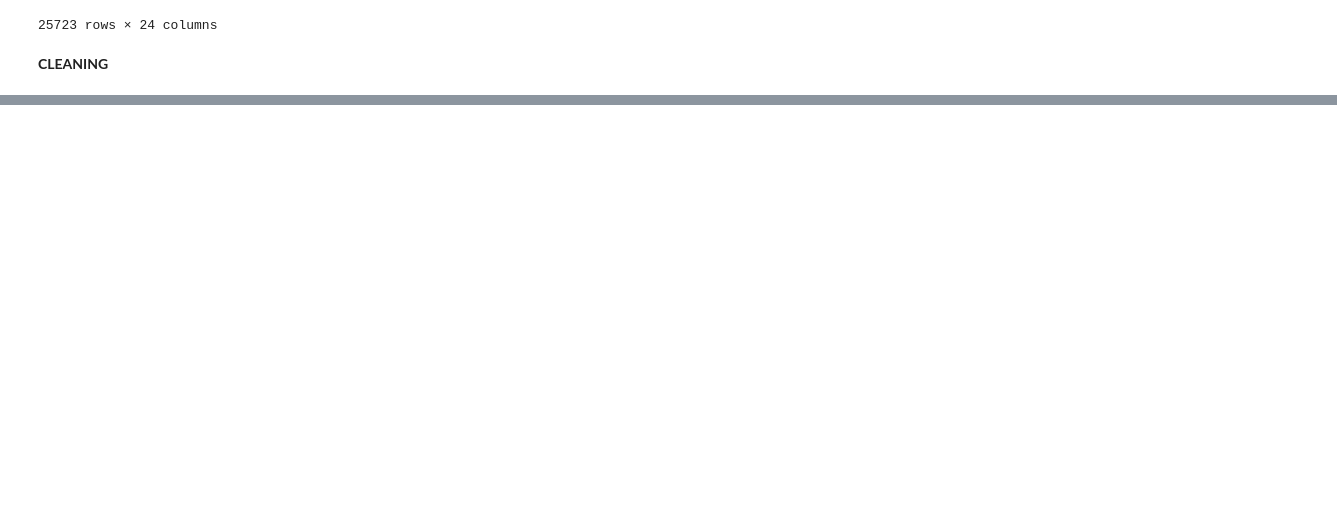
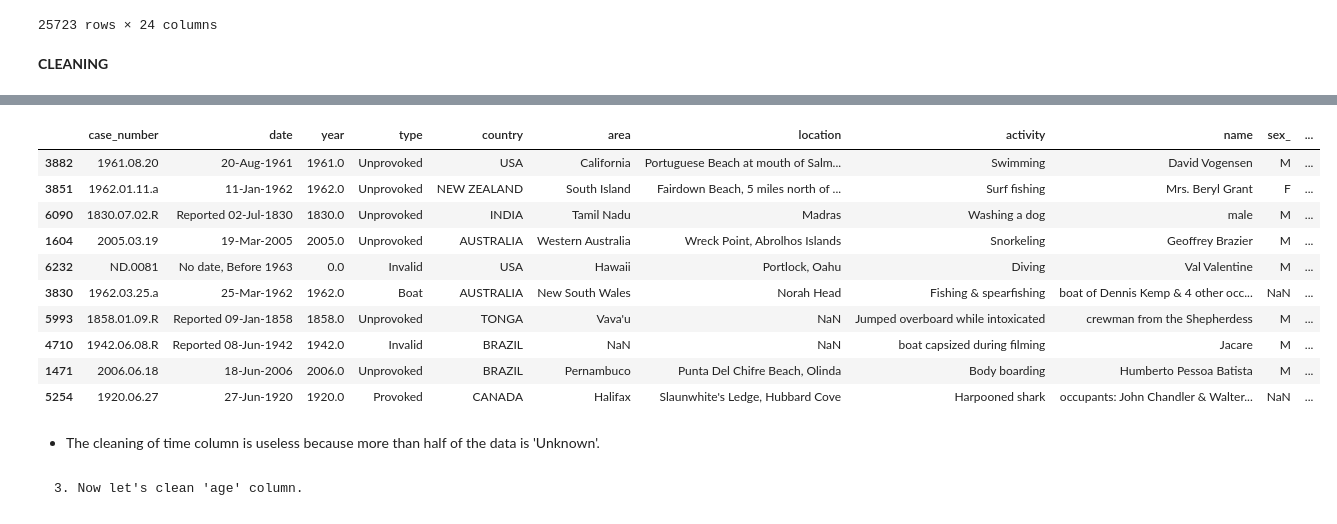
Before and after one commit to niniet98/PROJECT-I, a Jupyter notebook: src/cleaning.ipynb, the cells around one changed output, grey strips where cells are left out. Drawn from its saved outputs; the diff is of its cells as text; code cells hidden in the pictures; blank space fills up the shorter version.

```diff
--- a/src/cleaning.ipynb
+++ b/src/cleaning.ipynb
@@ -73,0 +202,17 @@ attacks_subset.drop(columns=['Unnamed: 22', 'Unnamed: 23'])
+# %%
+def class_by_string(string):
+    if 'morning' in str(string).lower():
+        return 'Morning'
+    elif 'afternoon' in str(string).lower() or 'midday' in str(string).lower() or 'noon' in str(string).lower():
+        return "Afternoon"
+    elif 'evening' in str(string).lower():
+        return "Evening"
+    elif 'night' in str(string).lower() or 'dusk' in str(string).lower():
+        return "Night"
+    elif re.search(hour_pattern, str(string)):
+        return formatt_hour(string)
+    else:
+        return "Unknown"
+
+attacks_subset['day_time'] = attacks_subset['time'].apply(class_by_string)
+attacks_subset.iloc[1104]
@@ -73,0 +247,44 @@ attacks_subset.drop(columns=['Unnamed: 22', 'Unnamed: 23'])
+# %%
+def class_by_time(string):
+    """
+    This function receives a string in the format '12:00' and determines whether this time is 'Morning', 'Afternoon', 'Evening' or 'Night'.
+    """
+    morning_pattern = r'0[6-9]:[0-5][0-9]|1[0-1]:[0-5][0-9]'
+    afternoon_pattern = r'1[2-7]:[0-5][0-9]'
+    evening_pattern = r'1[8-9]:[0-5][0-9]|20:[0-5][0-9]|21:[0-5][0-9]'
+    night_pattern = r'22:[0-5][0-9]|23:[0-5][0-9]|0[0-5]:[0-5][0-9]'
+
+    if re.search(morning_pattern, str(string)):
+        return 'Morning'
+    elif re.search(afternoon_pattern, str(string)):
+        return "Afternoon"
+    elif re.search(evening_pattern, str(string)):
+        return "Evening"
+    elif re.search(night_pattern, str(string)):
+        return "Night"
+    else:
+        return 'Unknown'
+
+attacks_subset['day_time'] = attacks_subset['day_time'].apply(class_by_string)
+#non_null_condition = (regex_condition) & (~attacks_subset['day_time'].isnull())
+#attacks_subset.loc['day_time'] = attacks_subset.loc[non_null_condition, 'day_time'].apply(formatt_hour)
+
+attacks_subset['day_time'].value_counts()
+attacks_subset.isna().sum()
+attacks_subset.sample(10)
+# %% [output]
+|  | case_number | date | year | type | country | area | location | activity | name | sex_ | ... |
+| 3882 | 1961.08.20 | 20-Aug-1961 | 1961.0 | Unprovoked | USA | California | Portuguese Beach at mouth of Salm... | Swimming | David Vogensen | M | ... |
+| 3851 | 1962.01.11.a | 11-Jan-1962 | 1962.0 | Unprovoked | NEW ZEALAND | South Island | Fairdown Beach, 5 miles north of ... | Surf fishing | Mrs. Beryl Grant | F | ... |
+| 6090 | 1830.07.02.R | Reported 02-Jul-1830 | 1830.0 | Unprovoked | INDIA | Tamil Nadu | Madras | Washing a dog | male | M | ... |
+| 1604 | 2005.03.19 | 19-Mar-2005 | 2005.0 | Unprovoked | AUSTRALIA | Western Australia | Wreck Point, Abrolhos Islands | Snorkeling | Geoffrey Brazier | M | ... |
+| 6232 | ND.0081 | No date, Before 1963 | 0.0 | Invalid | USA | Hawaii | Portlock, Oahu | Diving | Val Valentine | M | ... |
+| 3830 | 1962.03.25.a | 25-Mar-1962 | 1962.0 | Boat | AUSTRALIA | New South Wales | Norah Head | Fishing & spearfishing | boat of Dennis Kemp & 4 other occ... | NaN | ... |
+| 5993 | 1858.01.09.R | Reported 09-Jan-1858 | 1858.0 | Unprovoked | TONGA | Vava'u | NaN | Jumped overboard while intoxicated | crewman from the Shepherdess | M | ... |
+| 4710 | 1942.06.08.R | Reported 08-Jun-1942 | 1942.0 | Invalid | BRAZIL | NaN | NaN | boat capsized during filming | Jacare | M | ... |
+| 1471 | 2006.06.18 | 18-Jun-2006 | 2006.0 | Unprovoked | BRAZIL | Pernambuco | Punta Del Chifre Beach, Olinda | Body boarding | Humberto Pessoa Batista | M | ... |
+| 5254 | 1920.06.27 | 27-Jun-1920 | 1920.0 | Provoked | CANADA | Halifax | Slaunwhite's Ledge, Hubbard Cove | Harpooned shark | occupants: John Chandler & Walter... | NaN | ... |
+# %% [markdown]
+- The cleaning of time column is useless because more than half of the data is 'Unknown'.
+# %% [markdown]
+    3. Now let's clean 'age' column.
```
Also changed, not shown: parts of 34 cells of this notebook, 2 other files.
